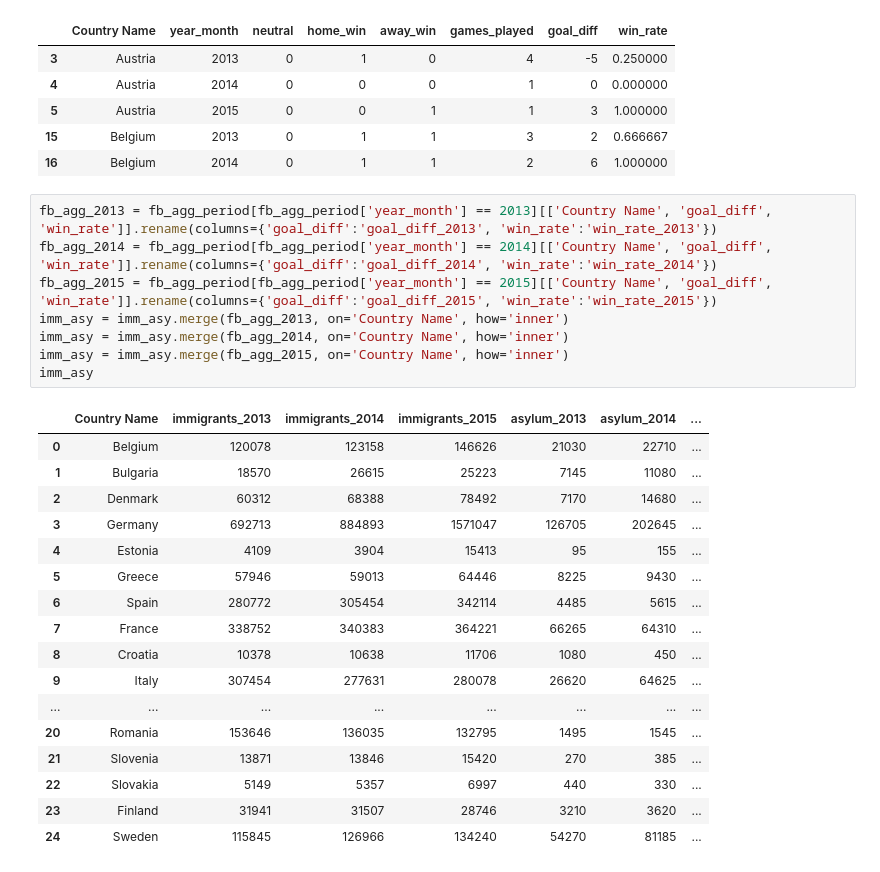
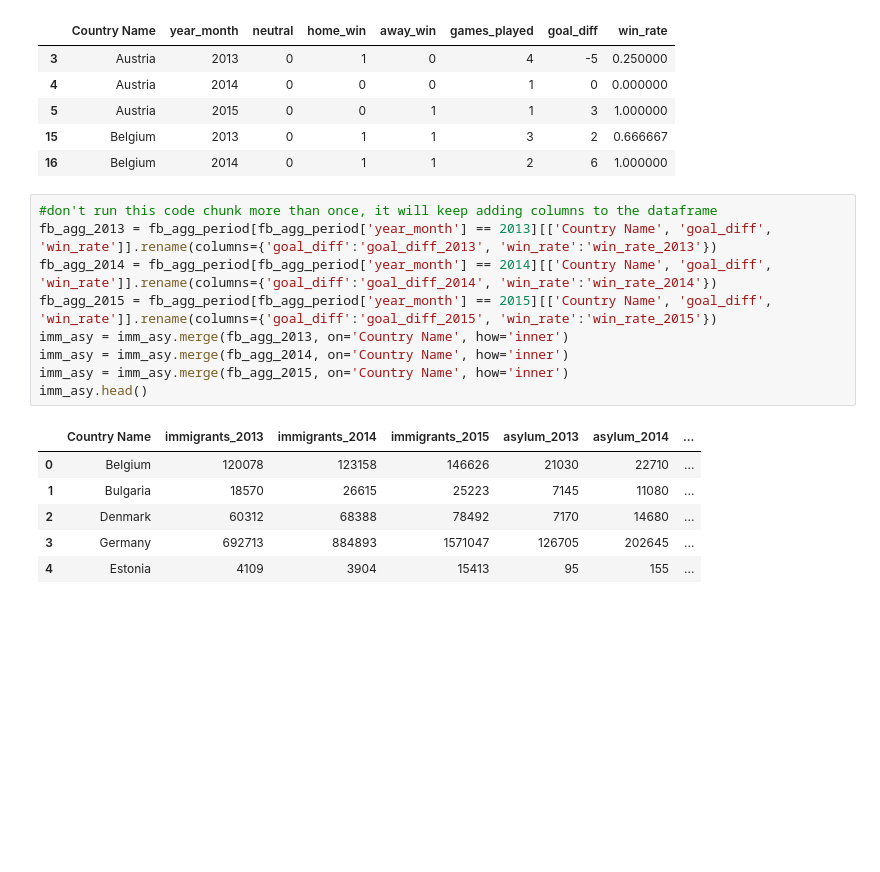
Before and after one commit to silva-nick/cs216-final, a Jupyter notebook: Cleaned Data and Immigration.ipynb, the cells around one changed output. Saved outputs shown, nothing was run; the diff lists cells and outputs as text; blank space fills up the shorter version.

```diff
--- a/Cleaned Data and Immigration.ipynb
+++ b/Cleaned Data and Immigration.ipynb
@@ -164,28 +164,18 @@ fb_agg_period.head()
 | 15 | Belgium | 2013 | 0 | 1 | 1 | 3 | 2 | 0.666667 |
 | 16 | Belgium | 2014 | 0 | 1 | 1 | 2 | 6 | 1.000000 |
 # %%
+#don't run this code chunk more than once, it will keep adding columns to the dataframe
 fb_agg_2013 = fb_agg_period[fb_agg_period['year_month'] == 2013][['Country Name', 'goal_diff', 'win_rate']].rename(columns={'goal_diff':'goal_diff_2013', 'win_rate':'win_rate_2013'})
 fb_agg_2014 = fb_agg_period[fb_agg_period['year_month'] == 2014][['Country Name', 'goal_diff', 'win_rate']].rename(columns={'goal_diff':'goal_diff_2014', 'win_rate':'win_rate_2014'})
 fb_agg_2015 = fb_agg_period[fb_agg_period['year_month'] == 2015][['Country Name', 'goal_diff', 'win_rate']].rename(columns={'goal_diff':'goal_diff_2015', 'win_rate':'win_rate_2015'})
 imm_asy = imm_asy.merge(fb_agg_2013, on='Country Name', how='inner')
 imm_asy = imm_asy.merge(fb_agg_2014, on='Country Name', how='inner')
 imm_asy = imm_asy.merge(fb_agg_2015, on='Country Name', how='inner')
-imm_asy
+imm_asy.head()
 # %% [output]
 |  | Country Name | immigrants_2013 | immigrants_2014 | immigrants_2015 | asylum_2013 | asylum_2014 | ... |
 | 0 | Belgium | 120078 | 123158 | 146626 | 21030 | 22710 | ... |
 | 1 | Bulgaria | 18570 | 26615 | 25223 | 7145 | 11080 | ... |
 | 2 | Denmark | 60312 | 68388 | 78492 | 7170 | 14680 | ... |
 | 3 | Germany | 692713 | 884893 | 1571047 | 126705 | 202645 | ... |
 | 4 | Estonia | 4109 | 3904 | 15413 | 95 | 155 | ... |
-| 5 | Greece | 57946 | 59013 | 64446 | 8225 | 9430 | ... |
-| 6 | Spain | 280772 | 305454 | 342114 | 4485 | 5615 | ... |
-| 7 | France | 338752 | 340383 | 364221 | 66265 | 64310 | ... |
-| 8 | Croatia | 10378 | 10638 | 11706 | 1080 | 450 | ... |
-| 9 | Italy | 307454 | 277631 | 280078 | 26620 | 64625 | ... |
-| ... | ... | ... | ... | ... | ... | ... | ... |
-| 20 | Romania | 153646 | 136035 | 132795 | 1495 | 1545 | ... |
-| 21 | Slovenia | 13871 | 13846 | 15420 | 270 | 385 | ... |
-| 22 | Slovakia | 5149 | 5357 | 6997 | 440 | 330 | ... |
-| 23 | Finland | 31941 | 31507 | 28746 | 3210 | 3620 | ... |
-| 24 | Sweden | 115845 | 126966 | 134240 | 54270 | 81185 | ... |
```
Also changed, not shown: parts of 1 cell of this notebook.
